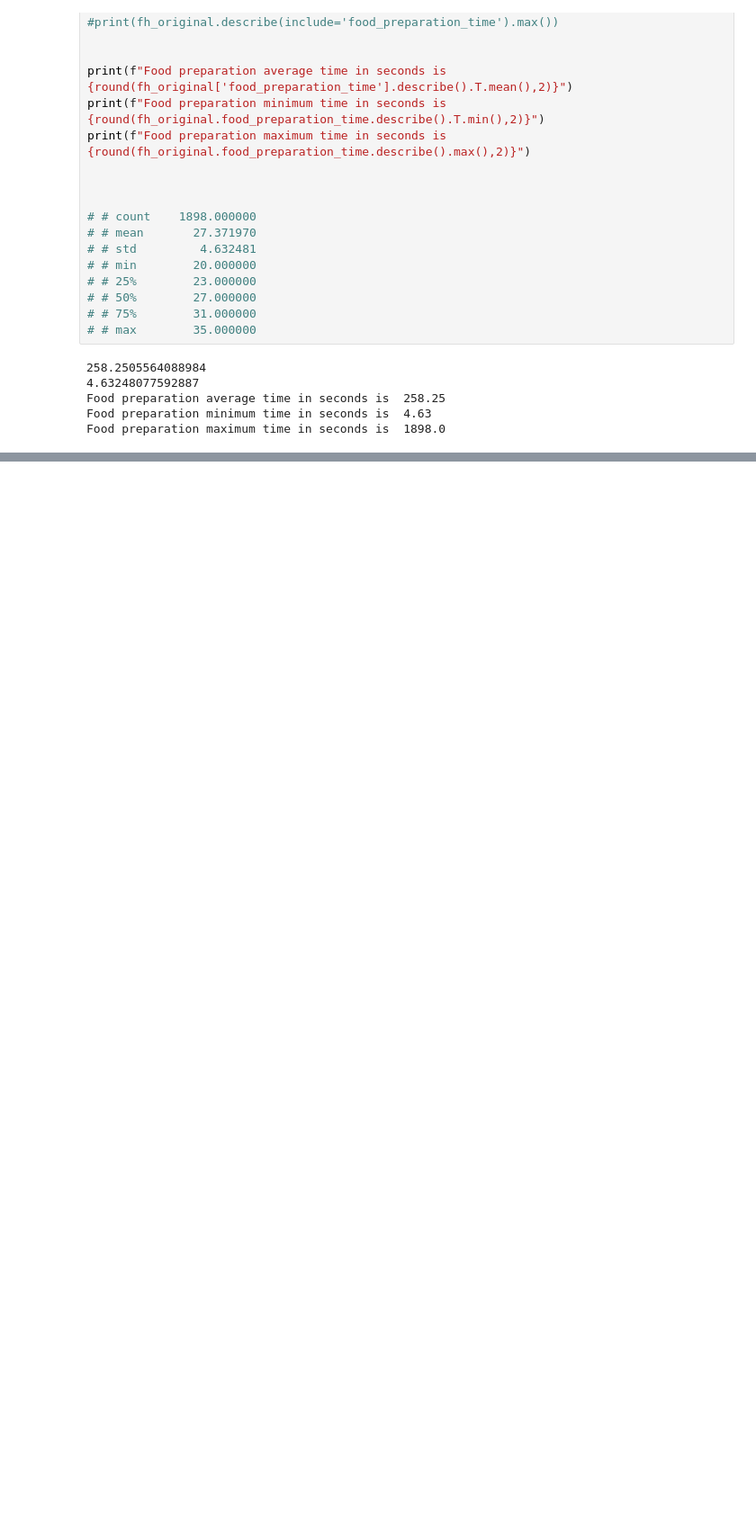
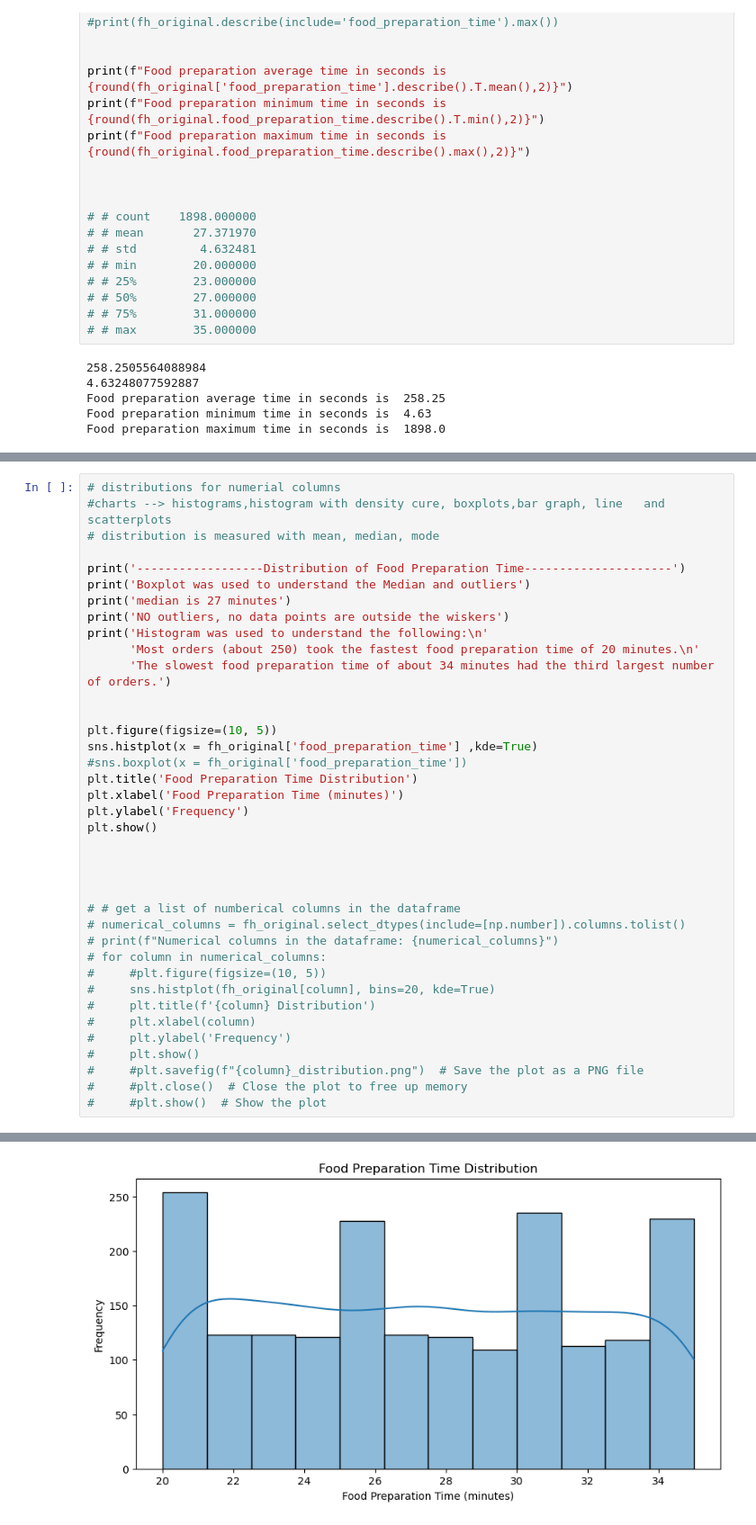
Before and after one commit to dk-study9900/ai-ml, a Jupyter notebook: CaseStudy/FoodHub/FoodHub-worksheet.ipynb, the cells around one changed output, grey strips where cells are left out. Shown at 90% size. Drawn from its saved outputs; the diff is of its cells as text; blank space fills up the shorter version.

```diff
--- a/CaseStudy/FoodHub/FoodHub-worksheet.ipynb
+++ b/CaseStudy/FoodHub/FoodHub-worksheet.ipynb
@@ -150,0 +178,39 @@ Food preparation maximum time in seconds is  1898.0
+# %%
+# distributions for numerial columns
+#charts --> histograms,histogram with density cure, boxplots,bar graph, line   and scatterplots
+# distribution is measured with mean, median, mode
+
+print('------------------Distribution of Food Preparation Time---------------------')
+print('Boxplot was used to understand the Median and outliers')
+print('median is 27 minutes')
+print('NO outliers, no data points are outside the wiskers')
+print('Histogram was used to understand the following:\n'
+	  'Most orders (about 250) took the fastest food preparation time of 20 minutes.\n'
+	  'The slowest food preparation time of about 34 minutes had the third largest number of orders.')
+
+
+plt.figure(figsize=(10, 5))
+sns.histplot(x = fh_original['food_preparation_time'] ,kde=True)
+#sns.boxplot(x = fh_original['food_preparation_time'])
+plt.title('Food Preparation Time Distribution')
+plt.xlabel('Food Preparation Time (minutes)')
+plt.ylabel('Frequency')
+plt.show()
+
+
+
+
+# # get a list of numberical columns in the dataframe
+# numerical_columns = fh_original.select_dtypes(include=[np.number]).columns.tolist()
+# print(f"Numerical columns in the dataframe: {numerical_columns}")
+# for column in numerical_columns:
+#     #plt.figure(figsize=(10, 5))
+#     sns.histplot(fh_original[column], bins=20, kde=True)
+#     plt.title(f'{column} Distribution')
+#     plt.xlabel(column)
+#     plt.ylabel('Frequency')
+#     plt.show()
+#     #plt.savefig(f"{column}_distribution.png")  # Save the plot as a PNG file
+#     #plt.close()  # Close the plot to free up memory
+#     #plt.show()  # Show the plot
+# %% [output]
@@ -150,0 +224 @@ Food preparation maximum time in seconds is  1898.0
+[figure, added]
```
Also changed, not shown: parts of 4 cells of this notebook, 1 other file.
